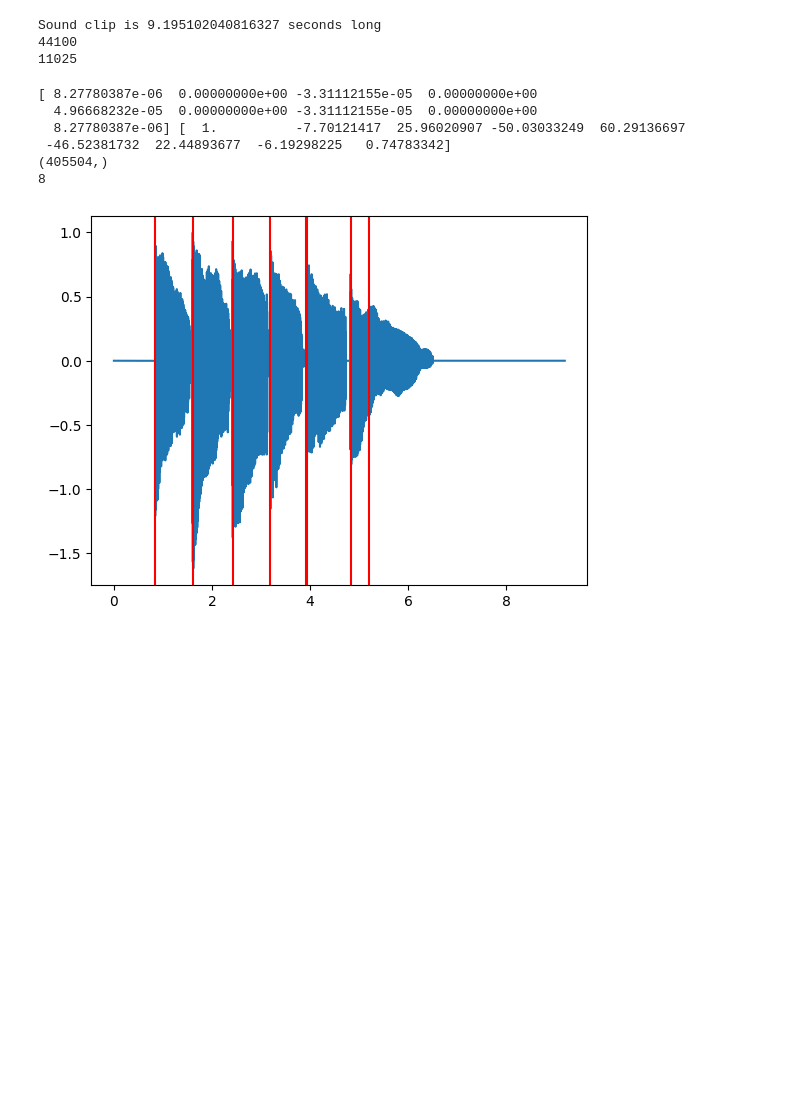
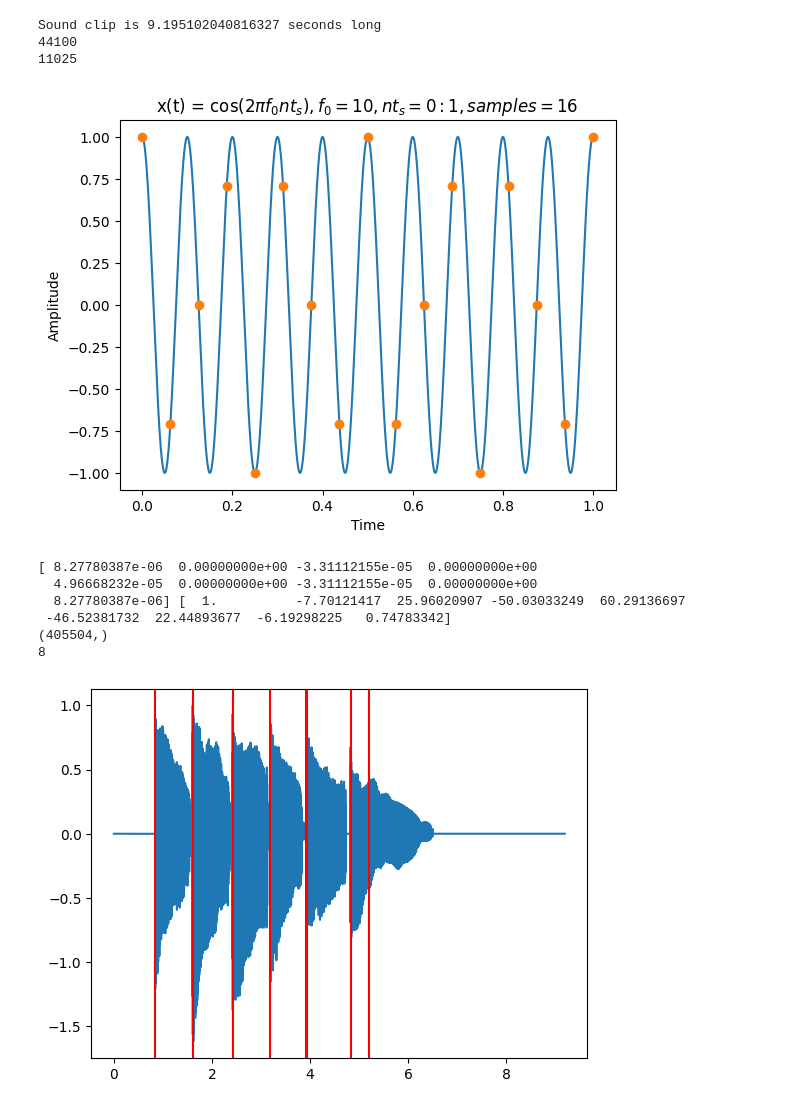
Before and after one commit to Tudor73/Licenta, a Jupyter notebook: test3.ipynb, the cells around one changed output. Saved outputs shown, nothing was run; the diff lists cells and outputs as text; code cells hidden in the pictures; blank space fills up the shorter version.

```diff
--- a/test3.ipynb
+++ b/test3.ipynb
@@ -1,29 +1,55 @@
 # %%
 import matplotlib.pyplot as plt
 import numpy as np
 from scipy.signal import butter, lfilter, cheby1
 
 import librosa
 
 
 y, fs = librosa.load("inputs/scale.wav", sr=None)
 
 y = librosa.to_mono(y)
 
 print(f"Sound clip is {len(y)/fs} seconds long")
 print(fs)
 window_size = int(fs* 0.25)
 
 print(window_size)
 
 bounds = [80, 1000]
 
+
+f = 10
+t = 1
+fs = 20
+
+ts = 0.2
+N = 16
+# time_cont = np.arange(0, N*ts, ts/1000)
+time = np.linspace(0, 1, N+1)
+time_cont = np.linspace(0, 1, 1000)
+
+# title = r"x(t) = $A\sin(2\pi f_0nt_s), A=1, f_0 = 1, nt_s = 0:1, samples=20 $"
+title = r"x(t) = $\cos(2\pi f_0nt_s), f_0 = 10, nt_s = 0:1, samples=16 $"
+# title = r"x(t) = $\cos(2\pi f_0nt_s), f_0 = 10, nt_s = 0:1, samples=16 $"
+
+y = np.cos(2 * np.pi * f * time )
+y_cont = np.cos(2 * np.pi * f * time_cont )
+
+
+plt.plot(time_cont, y_cont)
+plt.plot(time, y, 'o')
+plt.xlabel('Time')
+plt.ylabel('Amplitude')
+plt.title(title)
+plt.savefig("images/aliere2.png")
 # f0 = librosa.pyin(y, fmin=librosa.note_to_hz('C2'), fmax=librosa.note_to_hz('C7'))
 # print(f0)
 # %% [output]
 Sound clip is 9.195102040816327 seconds long
 44100
 11025
+[figure, added]
 # %%
 
 
```
Also changed, not shown: 14 other files.
